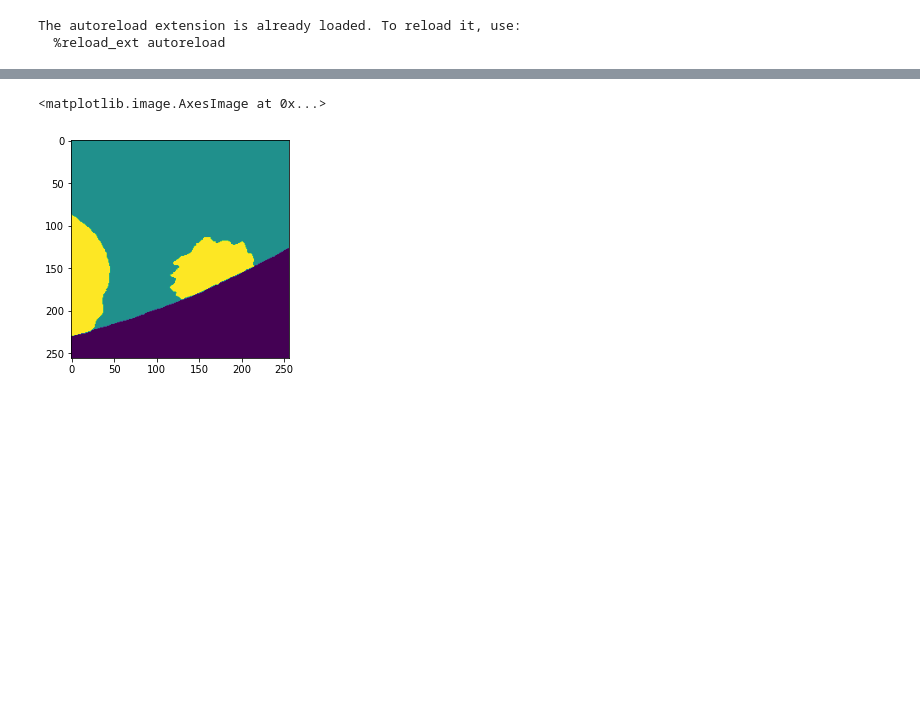
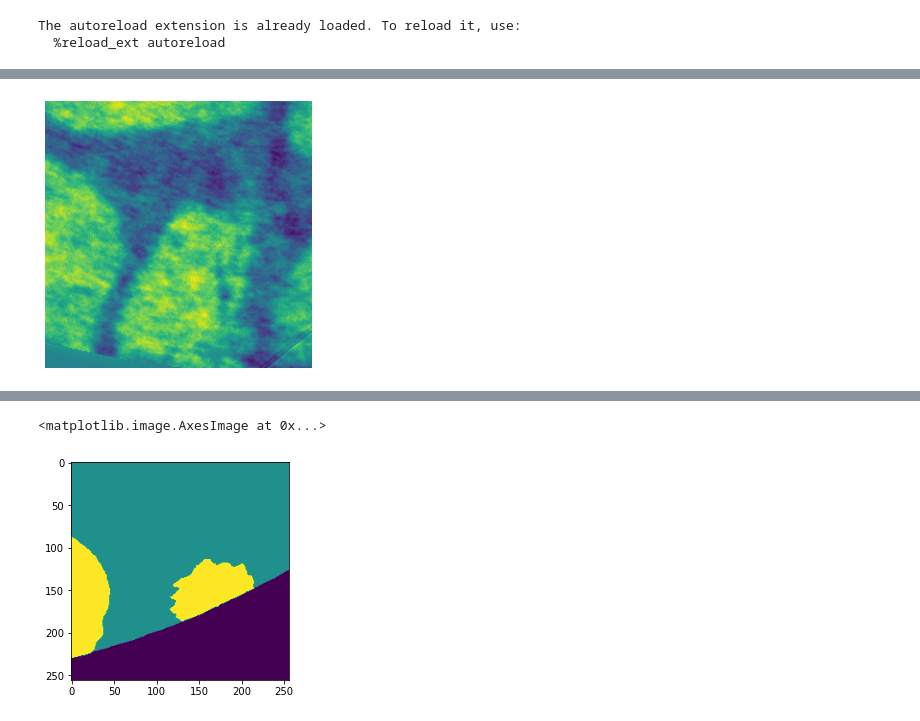
Before and after one commit to laura-rieger/segmenter, a Jupyter notebook: src/MakePresentatrion.ipynb, the cells around one changed output, grey strips where cells are left out. Cells and saved outputs as stored; diff of their text form; code cells hidden in the pictures; blank space fills up the shorter version.

```diff
--- a/src/MakePresentatrion.ipynb
+++ b/src/MakePresentatrion.ipynb
@@ -41,0 +117,8 @@ The autoreload extension is already loaded. To reload it, use:
+# %%
+fig, axes = plt.subplots()
+axes.imshow(test_set[my_idxs[-10]][0][0])
+axes.axis('off')
+fig.tight_layout()
+fig.savefig(oj(fig_path, 'high_uncertainty.png'))
+# %% [output]
+[figure, added]
```
Also changed, not shown: parts of 34 cells of this notebook, 9 other files.
